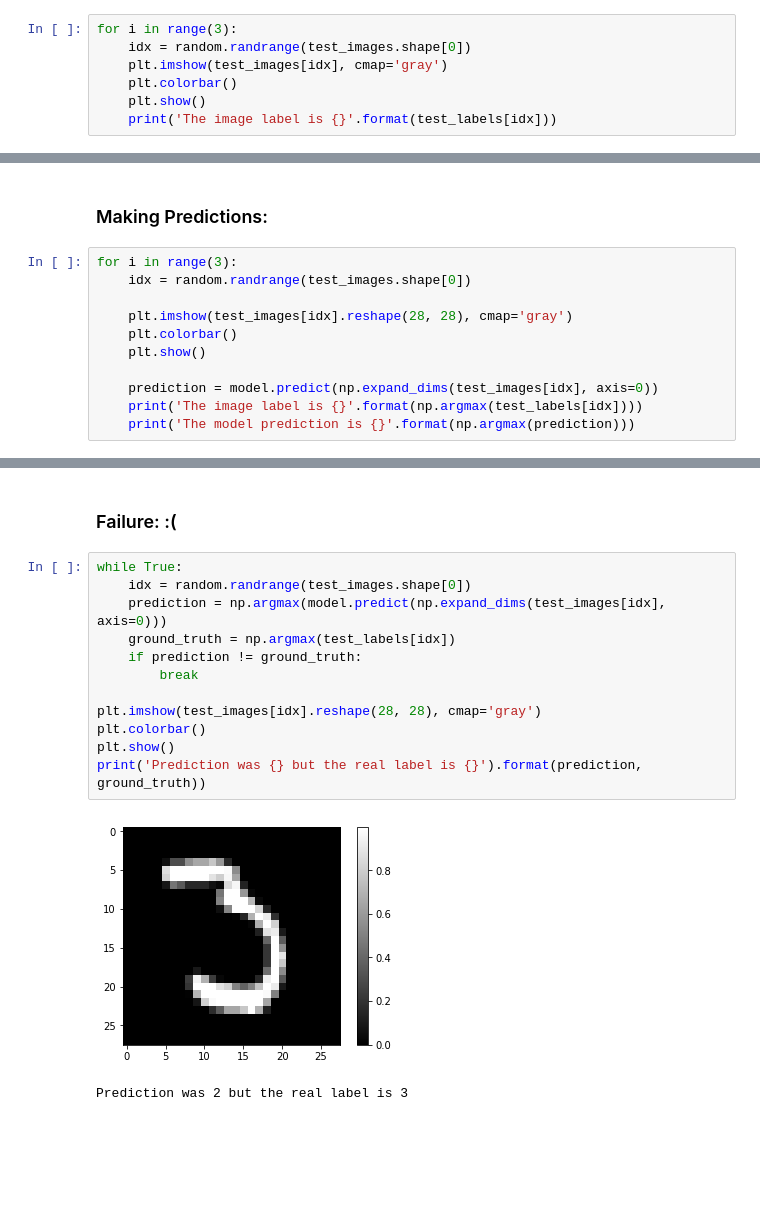
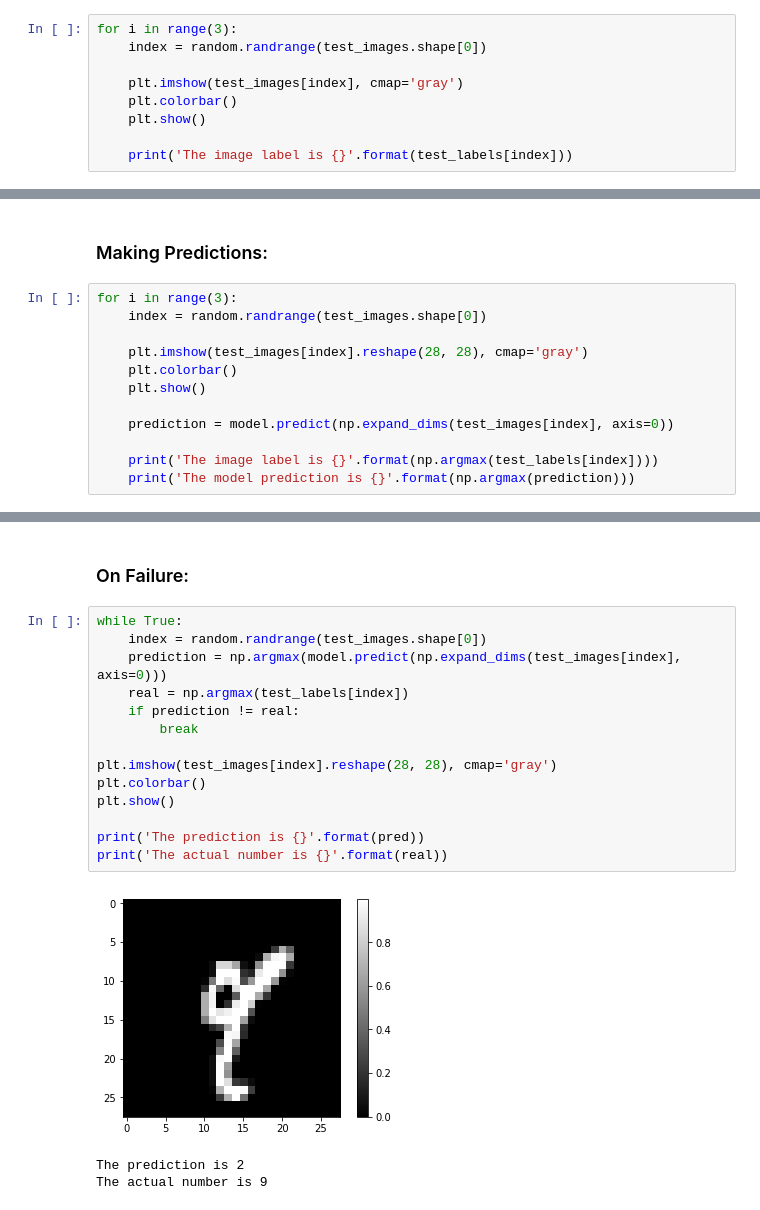
Before and after one commit to yallport/MNIST-CNN, a Jupyter notebook: MNIST CNN.ipynb, the cells around one changed output, grey strips where cells are left out. Drawn from its saved outputs; the diff is of its cells as text; blank space fills up the shorter version.

Commit message:
Edit 'On Failure'

```diff
--- a/MNIST CNN.ipynb
+++ b/MNIST CNN.ipynb
@@ -68,9 +68,11 @@ Histograms look fairly balanced, with an equal distribution of labels.
 #### Random Samples of the Dataset:
 # %%
 for i in range(3):
-    idx = random.randrange(test_images.shape[0])
-    plt.imshow(test_images[idx], cmap='gray')
+    index = random.randrange(test_images.shape[0])
+
+    plt.imshow(test_images[index], cmap='gray')
     plt.colorbar()
     plt.show()
-    print('The image label is {}'.format(test_labels[idx]))
+
+    print('The image label is {}'.format(test_labels[index]))
 # %% [output]
@@ -257,13 +260,14 @@ plt.show()
 ### Making Predictions:
 # %%
 for i in range(3):
-    idx = random.randrange(test_images.shape[0])
+    index = random.randrange(test_images.shape[0])
 
-    plt.imshow(test_images[idx].reshape(28, 28), cmap='gray')
+    plt.imshow(test_images[index].reshape(28, 28), cmap='gray')
     plt.colorbar()
     plt.show()
 
-    prediction = model.predict(np.expand_dims(test_images[idx], axis=0))
-    print('The image label is {}'.format(np.argmax(test_labels[idx])))
+    prediction = model.predict(np.expand_dims(test_images[index], axis=0))
+
+    print('The image label is {}'.format(np.argmax(test_labels[index])))
     print('The model prediction is {}'.format(np.argmax(prediction)))
 # %% [output]
@@ -279,17 +283,20 @@ The model prediction is 7
 # %% [markdown]
-### Failure: :(
+### On Failure:
 # %%
 while True:
-    idx = random.randrange(test_images.shape[0])
-    prediction = np.argmax(model.predict(np.expand_dims(test_images[idx], axis=0)))
-    ground_truth = np.argmax(test_labels[idx])
-    if prediction != ground_truth:
+    index = random.randrange(test_images.shape[0])
+    prediction = np.argmax(model.predict(np.expand_dims(test_images[index], axis=0)))
+    real = np.argmax(test_labels[index])
+    if prediction != real:
         break
 
-plt.imshow(test_images[idx].reshape(28, 28), cmap='gray')
+plt.imshow(test_images[index].reshape(28, 28), cmap='gray')
 plt.colorbar()
 plt.show()
-print('Prediction was {} but the real label is {}').format(prediction, ground_truth))
+
+print('The prediction is {}'.format(pred))
+print('The actual number is {}'.format(real))
 # %% [output]
-[figure, old version]
+[figure, new version]
-Prediction was 2 but the real label is 3
+The prediction is 2
+The actual number is 9
```
Also changed, not shown: parts of 8 cells of this notebook.
